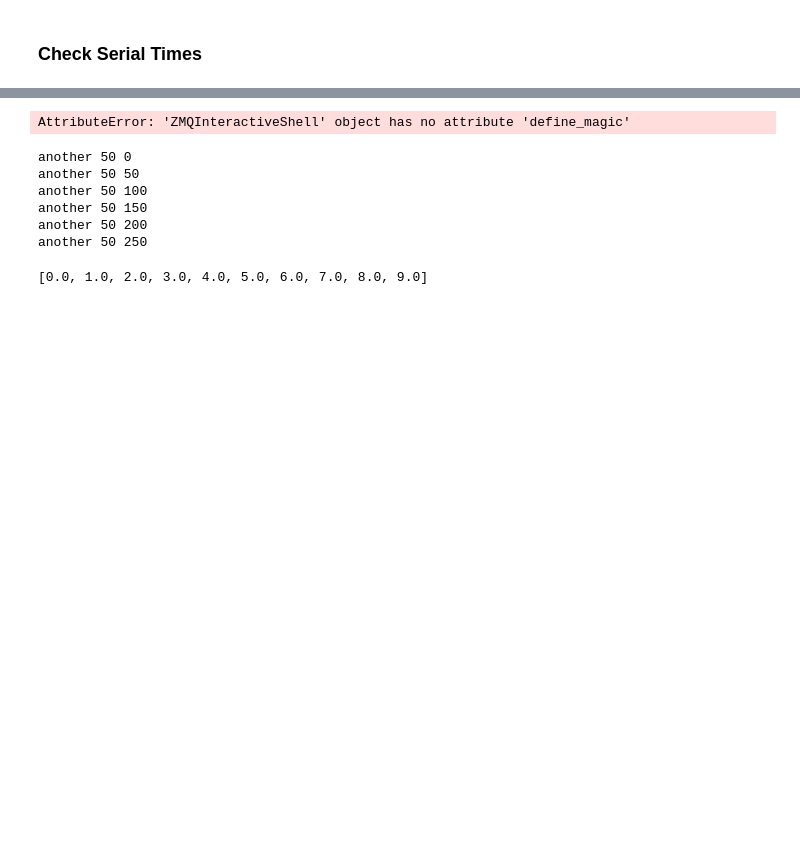
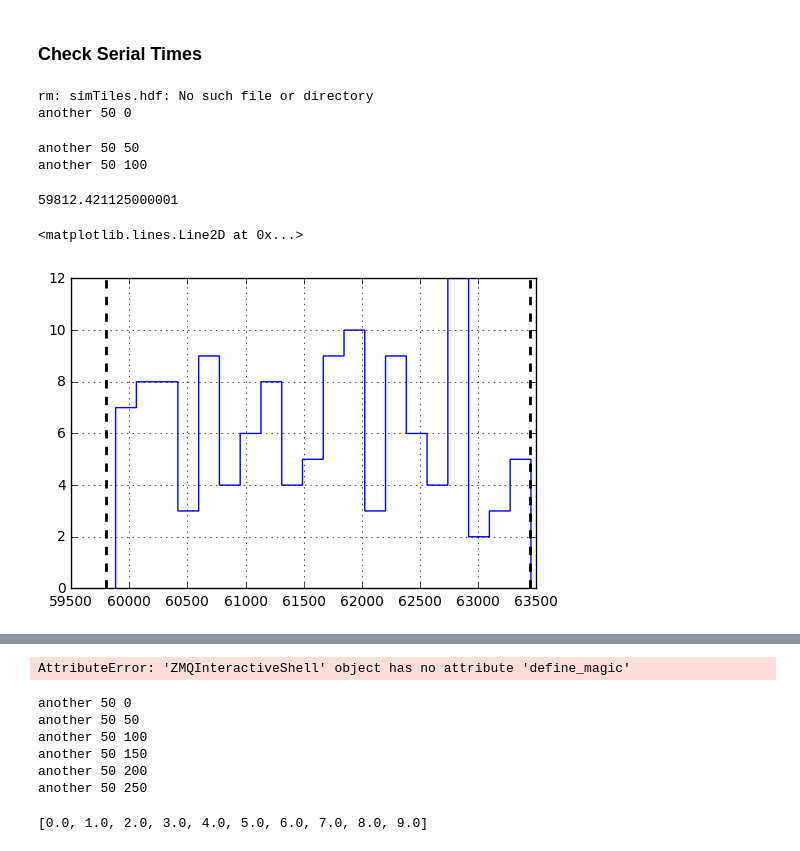
Before and after one commit to rbiswas4/SNsims, a Jupyter notebook: examples/TestingSims.ipynb, the cells around one changed output, grey strips where cells are left out. Cells and saved outputs as stored; diff of their text form; code cells hidden in the pictures; blank space fills up the shorter version.

```diff
--- a/examples/TestingSims.ipynb
+++ b/examples/TestingSims.ipynb
@@ -43 +69,31 @@ NSIDE = 256
+# %%
+!rm simTiles.hdf
+tstart = time.time()
+tiles = [0]
+for tileID in tiles:
+    simTile = snsims.SimulationTile(snsims.SimpleSALTDist,
+                                    NSIDE=NSIDE,
+                                    tileID=tileID,
+                                    hpOpSim='/Users/rbiswas/data/LSST/OpSimData/healpixelized_MINION_1016_256.db',
+                                    rate=snsims.PowerLawRates,
+                                    allPointings=opsimOut,
+                                    )
+    simTile.writeTile(fileName='simTiles.hdf')
+tend = time.time()
+# %% [output]
+rm: simTiles.hdf: No such file or directory
+another 50 0
+another 50 50
+another 50 100
+# %%
+simTile.minPeakTime
+# %% [output]
+59812.421125000001
+# %%
+simTile.snParams().t0.hist(histtype='step', bins=20)
+plt.axvline(59800., ls='--', color='k', lw=2)
+plt.axvline(59800. + 3650., ls='--', color='k', lw=2)
+# %% [output]
+<matplotlib.lines.Line2D at 0x...>
+[figure, added]
 # %%
```
Also changed, not shown: parts of 18 cells of this notebook, 3 other files.
